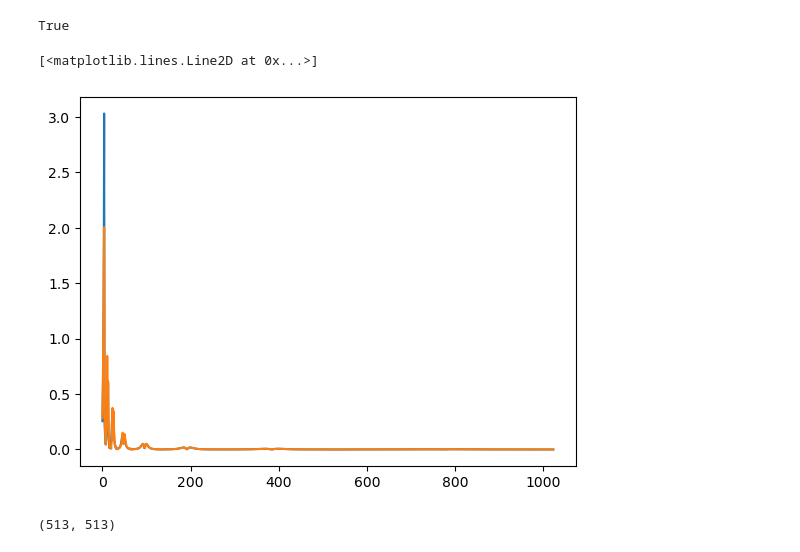
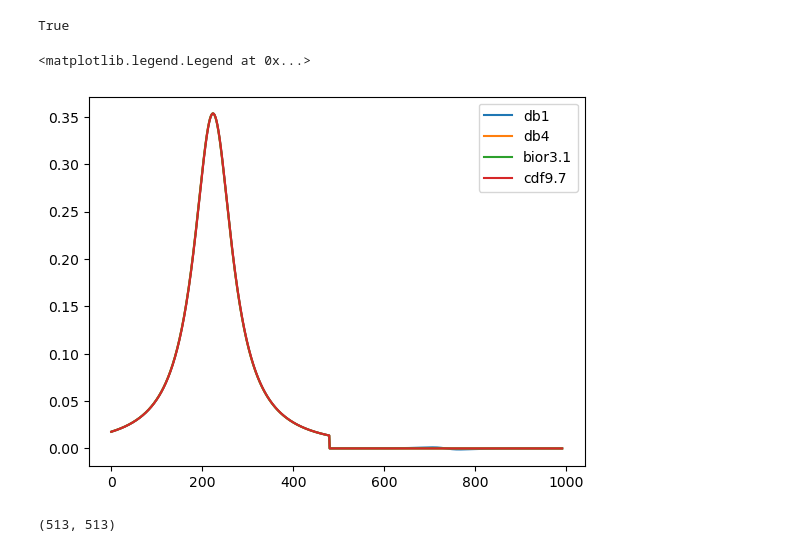
Before and after one commit to jcapriot/lifted, a Jupyter notebook: scratch/test_python_package.ipynb, the cells around one changed output. Saved outputs shown, nothing was run; the diff lists cells and outputs as text; code cells hidden in the pictures.

```diff
--- a/scratch/test_python_package.ipynb
+++ b/scratch/test_python_package.ipynb
@@ -38,11 +37,18 @@ np.allclose(y, y_r)
 # %% [output]
 True
 # %%
-plt.plot(np.abs(yw_bior31))
-plt.plot(np.sqrt(np.abs(yw_bior31IT * yw_bior31)))
+plt.plot(pylifted.lwt(y, wavelet='db1', mode='symmetric', level=1)[32:], label='db1')
+#plt.plot(pylifted.lwt(y, wavelet='db2', mode='symmetric', level=1)[32:], label='db2')
+#plt.plot(pylifted.lwt(y, wavelet='db3', mode='symmetric', level=1)[32:], label='db3')
+plt.plot(pylifted.lwt(y, wavelet='db4', mode='symmetric', level=1)[32:], label='db4')
+
+#plt.plot(pylifted.lwt(y, wavelet='bior4.2', mode='symmetric', level=1)[32:], label='bior4.2')
+plt.plot(pylifted.lwt(y, wavelet='bior3.1', mode='symmetric', level=1)[32:], label='bior3.1')
+plt.plot(pylifted.lwt(y, wavelet='cdf9.7', mode='symmetric', level=1)[32:], label='cdf9.7')
+plt.legend()
 # %% [output]
-[<matplotlib.lines.Line2D at 0x...>]
+<matplotlib.legend.Legend at 0x...>
-[figure, old version]
+[figure, new version]
 # %%
 y_pywt = pywt.dwt2(y2, 'bior3.1', mode='zero')
 # %%
```
Also changed, not shown: parts of 14 cells of this notebook, 1 other file.
